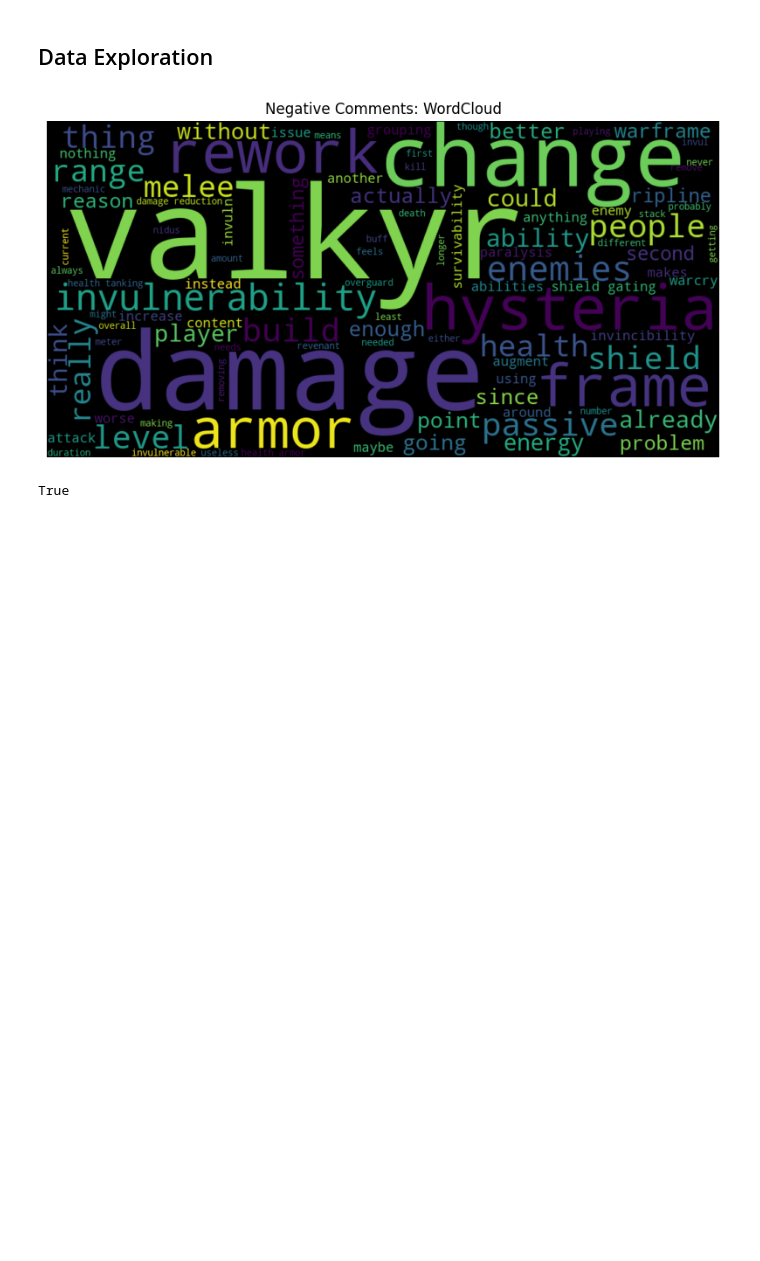
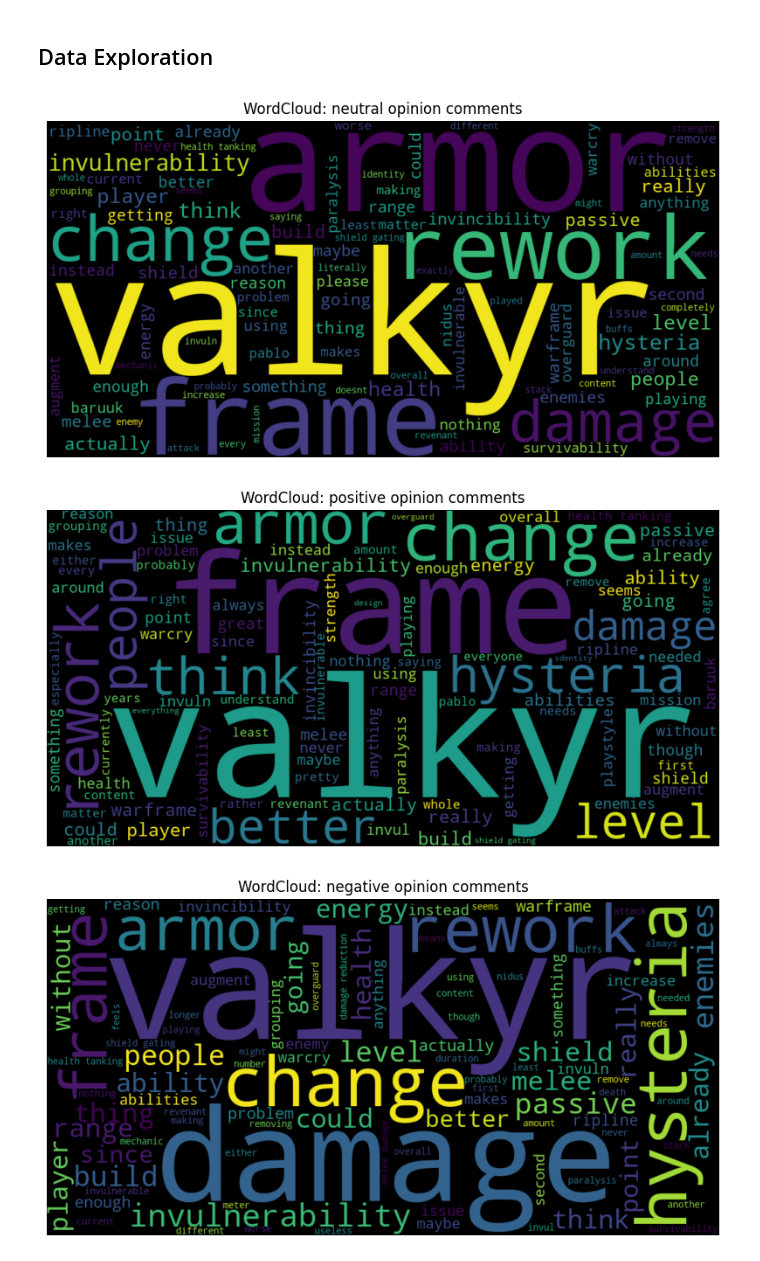
Before and after one commit to DomingoPC/Sentiment-Analysis-Warframe, a Jupyter notebook: sentiment-analysis.ipynb, the cells around one changed output. Saved outputs shown, nothing was run; the diff lists cells and outputs as text; code cells hidden in the pictures; blank space fills up the shorter version.

Commit message:
wordcloud for every opinion: positive, neutral, negative

```diff
--- a/sentiment-analysis.ipynb
+++ b/sentiment-analysis.ipynb
@@ -145,27 +141,34 @@ neutral_comments = data_no_introduction.loc[data_no_introduction['label'] == 'ne
-# %%
-indexes = negative_comments
-comments = df.loc[indexes, ('clean_comment')]
-
-all_words = []
-for comment in comments:
-    all_words.extend(comment)
-# %%
-from wordcloud import WordCloud
-import matplotlib.pyplot as plt
-
-cloud = WordCloud(
-    width=1000, height=500, background_color='black', contour_width=10,
-    max_words=100, stopwords=('still', 'would')
-).\
-    generate(' '.join(all_words))
-plt.figure(figsize=(10,5))
-plt.imshow(cloud, interpolation='bilinear')
-plt.axis('off')
-plt.title('Negative Comments: WordCloud')
-plt.show()
-# %% [output]
-[figure, removed]
-# %%
-"isn't" in stopwords.words('english')
-# %% [output]
-True
+# %%
+def compute_wordcloud(opinion_label: str, data: pd.DataFrame = data_no_introduction):
+    from wordcloud import WordCloud
+    import matplotlib.pyplot as plt
+
+    # Extract comments with the same opinion
+    indexes = data.loc[data['label'] == opinion_label, 'index']
+    comments = df.loc[indexes, 'clean_comment']
+
+    # List of all words in comments
+    all_words = []
+    for comment in comments:
+        all_words.extend(comment)
+
+    # Initialize WordCloud
+    cloud = WordCloud(
+        width=1000, height=500, background_color='black', contour_width=10,
+        max_words=100, stopwords=('still', 'would')
+    ).\
+        generate(' '.join(all_words))
+
+    # Plot WordCloud
+    plt.figure(figsize=(10,5))
+    plt.imshow(cloud, interpolation='bilinear')
+    plt.axis('off')
+    plt.title(f'WordCloud: {opinion_label} opinion comments')
+    plt.show()
+# %%
+for opinion_label in data_no_introduction['label'].unique():
+    compute_wordcloud(opinion_label)
+# %% [output]
+[figure, added]
+[figure, added]
+[figure, added]
```
Also changed, not shown: parts of 2 cells of this notebook.
